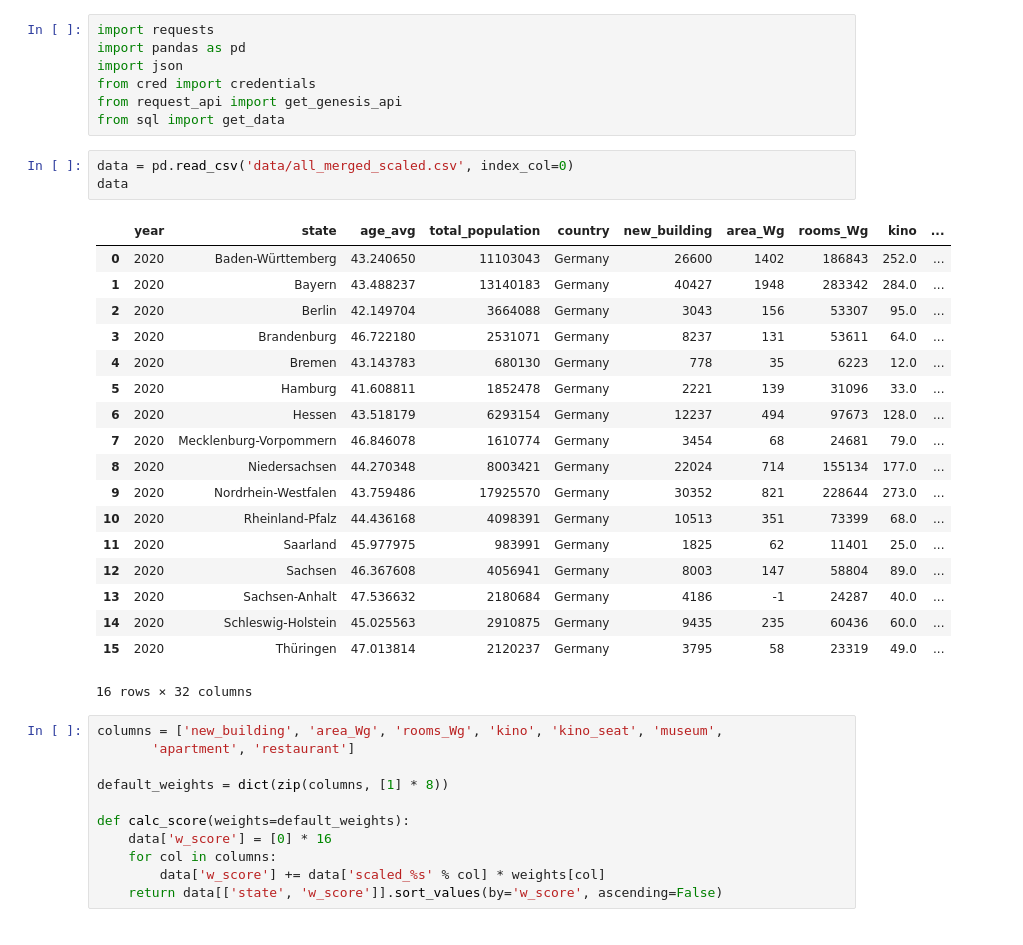
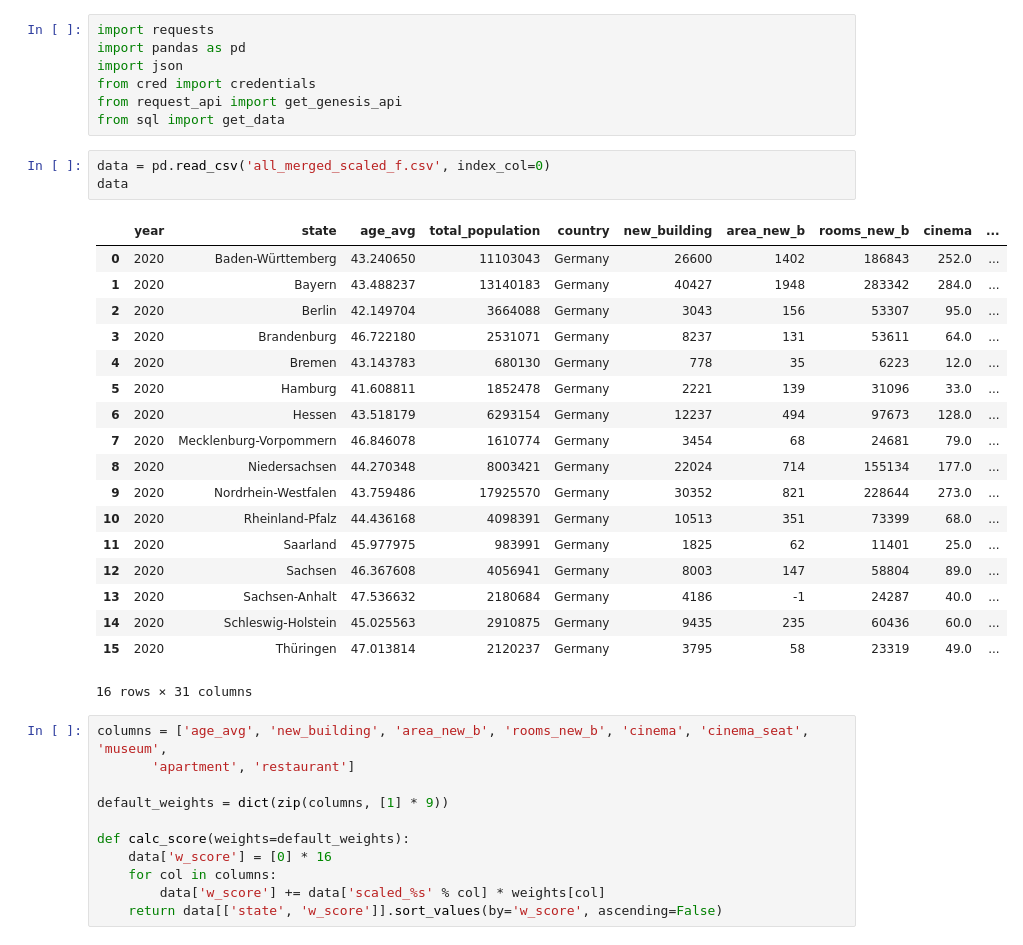
Before and after one commit to deminghh/House-Buyer-Guide, a Jupyter notebook: score_calculator_state.ipynb, the cells around one changed output. Drawn from its saved outputs; the diff is of its cells as text.

```diff
--- a/score_calculator_state.ipynb
+++ b/score_calculator_state.ipynb
@@ -6,10 +6,10 @@ from cred import credentials
 from request_api import get_genesis_api
 from sql import get_data
 # %%
-data = pd.read_csv('data/all_merged_scaled.csv', index_col=0)
+data = pd.read_csv('all_merged_scaled_f.csv', index_col=0)
 data
 # %% [output]
-|  | year | state | age_avg | total_population | country | new_building | area_Wg | rooms_Wg | kino | ... |
+|  | year | state | age_avg | total_population | country | new_building | area_new_b | rooms_new_b | cinema | ... |
 | 0 | 2020 | Baden-Württemberg | 43.240650 | 11103043 | Germany | 26600 | 1402 | 186843 | 252.0 | ... |
 | 1 | 2020 | Bayern | 43.488237 | 13140183 | Germany | 40427 | 1948 | 283342 | 284.0 | ... |
 | 2 | 2020 | Berlin | 42.149704 | 3664088 | Germany | 3043 | 156 | 53307 | 95.0 | ... |
@@ -26,12 +26,12 @@ data
 | 13 | 2020 | Sachsen-Anhalt | 47.536632 | 2180684 | Germany | 4186 | -1 | 24287 | 40.0 | ... |
 | 14 | 2020 | Schleswig-Holstein | 45.025563 | 2910875 | Germany | 9435 | 235 | 60436 | 60.0 | ... |
 | 15 | 2020 | Thüringen | 47.013814 | 2120237 | Germany | 3795 | 58 | 23319 | 49.0 | ... |
-16 rows × 32 columns
+16 rows × 31 columns
 # %%
-columns = ['new_building', 'area_Wg', 'rooms_Wg', 'kino', 'kino_seat', 'museum',
+columns = ['age_avg', 'new_building', 'area_new_b', 'rooms_new_b', 'cinema', 'cinema_seat', 'museum',
        'apartment', 'restaurant']
 
-default_weights = dict(zip(columns, [1] * 8))
+default_weights = dict(zip(columns, [1] * 9))
 
 def calc_score(weights=default_weights):
     data['w_score'] = [0] * 16
```
Also changed, not shown: parts of 2 cells of this notebook, 2 other files.
